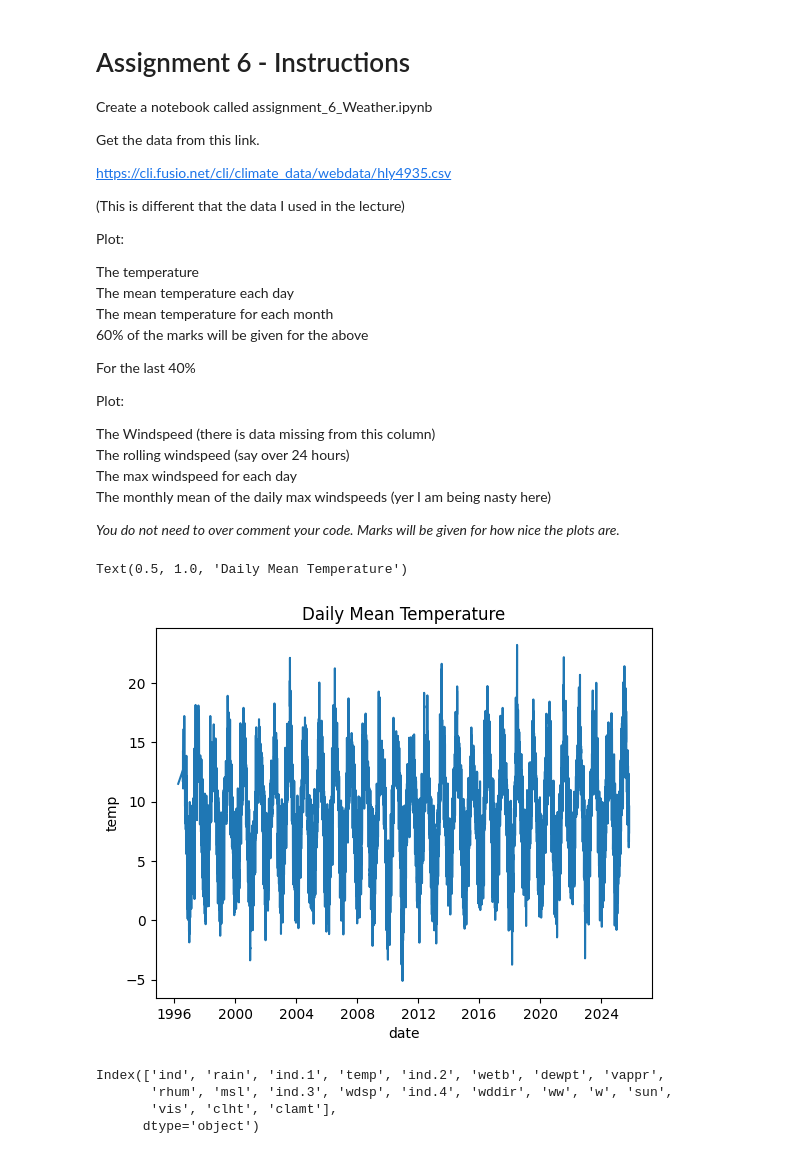
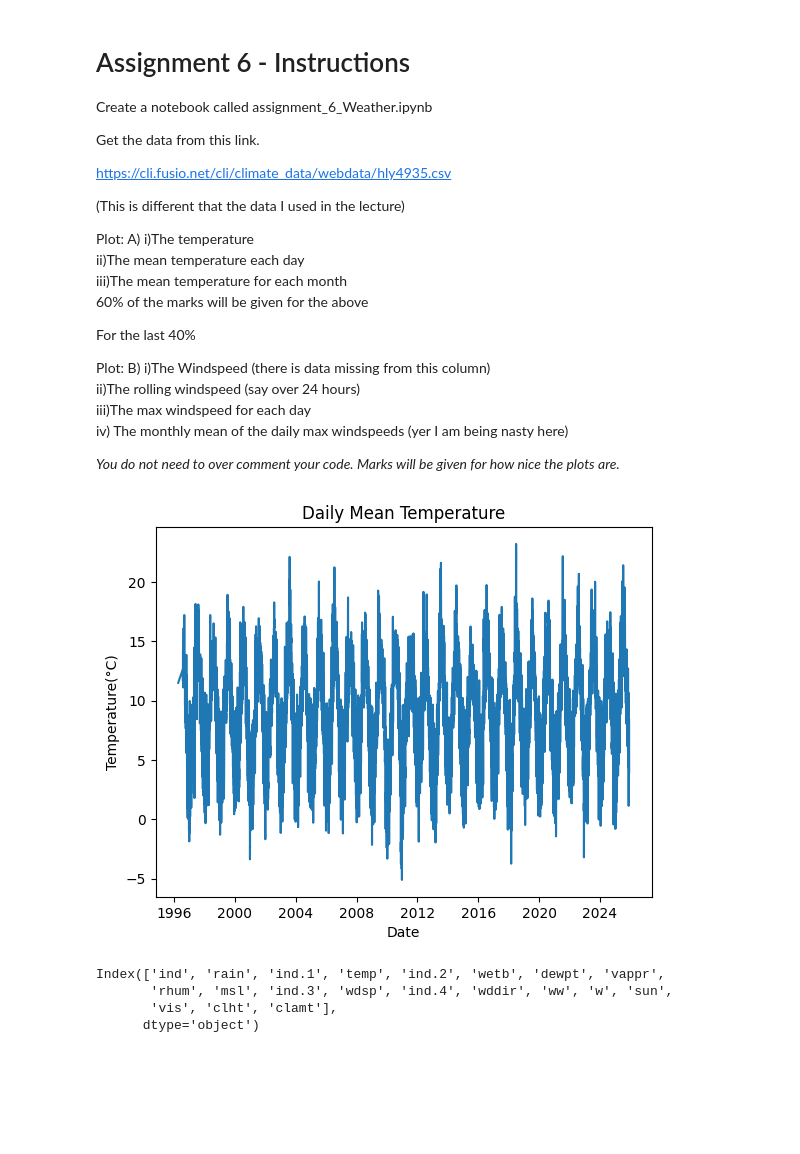
Before and after one commit to Mr-Scarf/programming-for-data-analytics, a Jupyter notebook: assignments/assignment_6_Weather.ipynb, the cells around one changed output. Saved outputs shown, nothing was run; the diff lists cells and outputs as text; code cells hidden in the pictures; blank space fills up the shorter version.

```diff
--- a/assignments/assignment_6_Weather.ipynb
+++ b/assignments/assignment_6_Weather.ipynb
@@ -10,20 +10,20 @@ https://cli.fusio.net/cli/climate_data/webdata/hly4935.csv
 (This is different that the data I used in the lecture)
 
 Plot:
-
-The temperature
-The mean temperature each day
-The mean temperature for each month
+A)
+i)The temperature
+ii)The mean temperature each day
+iii)The mean temperature for each month
 60% of the marks will be given for the above
 
 For the last 40%
 
 Plot:
-
-The Windspeed (there is data missing from this column)
-The rolling windspeed (say over 24 hours)
-The max windspeed for each day
-The monthly mean of the daily max windspeeds (yer I am being nasty here)
+B)
+i)The Windspeed (there is data missing from this column)
+ii)The rolling windspeed (say over 24 hours)
+iii)The max windspeed for each day
+iv) The monthly mean of the daily max windspeeds (yer I am being nasty here)
 
 *You do not need to over comment your code. Marks will be given for how nice the plots are.*
 # %%
@@ -44,26 +49,28 @@ df = pd.read_csv("https://cli.fusio.net/cli/climate_data/webdata/hly4935.csv", s
 # %%
- # ii) Plot the mean temperature
+# A)ii) Plot the mean temperature each day
 
 # Convert date column to datetime
 df['date'] = pd.to_datetime(df['date'])
 
 # Set the date column as the index per Lecture notes
 # https://github.com/andrewbeattycourseware/PFDA-courseware/blob/main/code/Topic06-dates/L2-Timeseries%20in%20pandas.ipynb
 
 df.set_index('date',inplace=True)
 
 # Will get the daily average temperature & plot this
 # https://pandas.pydata.org/pandas-docs/stable/reference/api/pandas.DataFrame.resample.html
 # https://pandas.pydata.org/pandas-docs/stable/user_guide/timeseries.html#resampling
 # https://pandas.pydata.org/pandas-docs/stable/user_guide/timeseries.html#timeseries-offset-aliases
 
-df_daily_temp = df.resample("D").mean(numeric_only=True)
+df_daily_temp = df.resample("D").mean(numeric_only=True) # 'D' = daily frequency
 
-# can't use date as x index as used as index & no longer a column
+# can't use 'date' as x index as used as index & no longer a column
 sns.lineplot(data=df_daily_temp, x=df_daily_temp.index, y="temp")
 
 plt.title("Daily Mean Temperature")
+plt.xlabel("Date")
+plt.ylabel("Temperature(°C)")
+plt.show()
 # %% [output]
-Text(0.5, 1.0, 'Daily Mean Temperature')
-[figure, old version]
+[figure, new version]
 # %%
```
Also changed, not shown: parts of 3 cells of this notebook.
